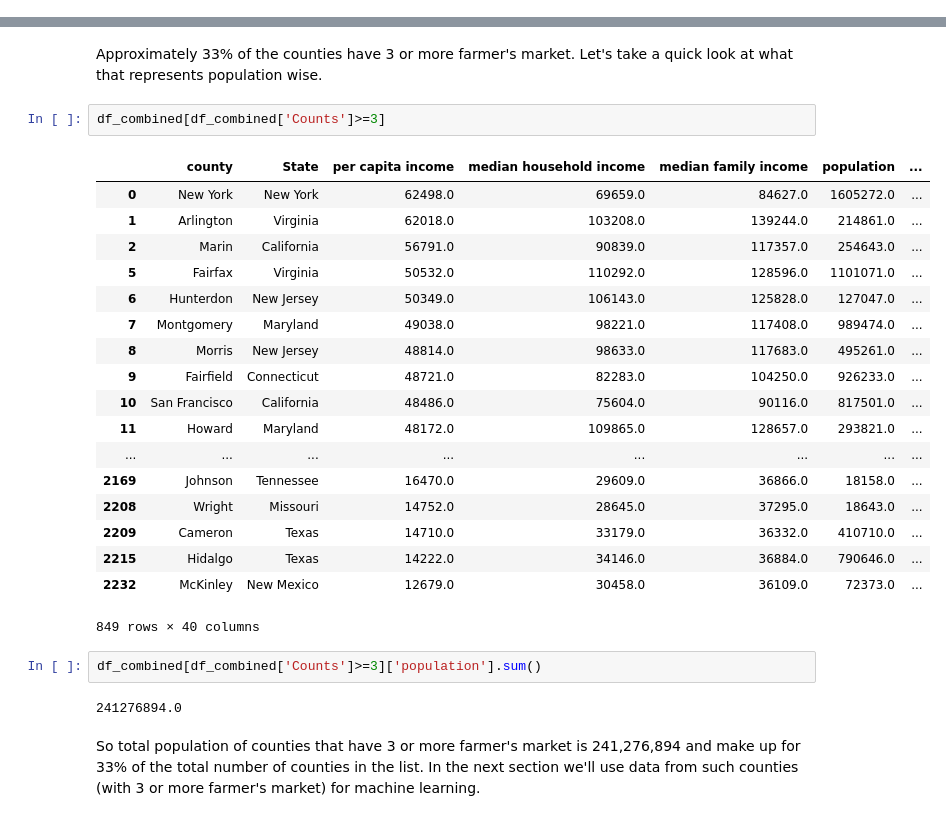
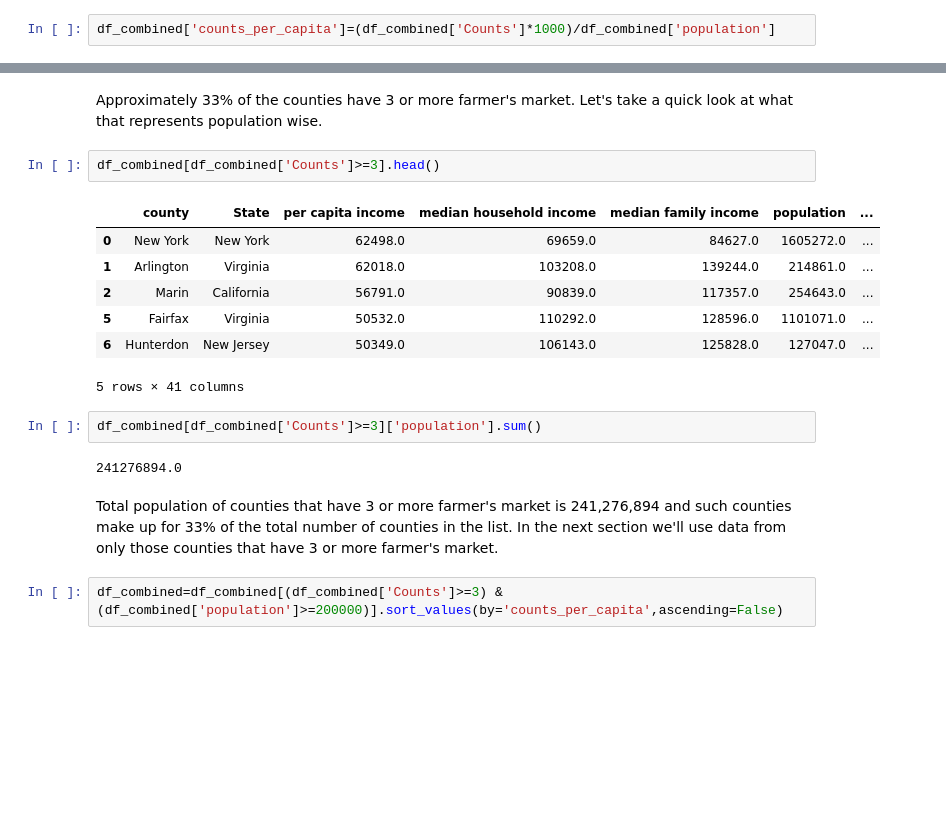
Before and after one commit to abiswas20/Data_Sci_Projects, a Jupyter notebook: Farmers Markets in the United States-Kaggle/Farmers_Market_in_the_US.ipynb, the cells around one changed output, grey strips where cells are left out. Cells and saved outputs as stored; diff of their text form; blank space fills up the shorter version.

Commit message:
Farmers Market Project

```diff
--- a/Farmers Markets in the United States-Kaggle/Farmers_Market_in_the_US.ipynb
+++ b/Farmers Markets in the United States-Kaggle/Farmers_Market_in_the_US.ipynb
@@ -336,6 +340,8 @@ df_combined.head()
 # %%
 cols=['per capita income','median household income','median family income','population','number of households']
 df_combined[cols]=df_combined[cols].apply(pd.to_numeric, errors='verbose', axis=1)
+# %%
+df_combined['counts_per_capita']=(df_combined['Counts']*1000)/df_combined['population']
 # %%
 df_combined.head()
 # %% [output]
@@ -383,29 +389,20 @@ Counts 1.0
 # %% [markdown]
 Approximately 33% of the counties have 3 or more farmer's market. Let's take a quick look at what that represents population wise.
 # %%
-df_combined[df_combined['Counts']>=3]
+df_combined[df_combined['Counts']>=3].head()
 # %% [output]
 |  | county | State | per capita income | median household income | median family income | population | ... |
 | 0 | New York | New York | 62498.0 | 69659.0 | 84627.0 | 1605272.0 | ... |
 | 1 | Arlington | Virginia | 62018.0 | 103208.0 | 139244.0 | 214861.0 | ... |
 | 2 | Marin | California | 56791.0 | 90839.0 | 117357.0 | 254643.0 | ... |
 | 5 | Fairfax | Virginia | 50532.0 | 110292.0 | 128596.0 | 1101071.0 | ... |
 | 6 | Hunterdon | New Jersey | 50349.0 | 106143.0 | 125828.0 | 127047.0 | ... |
-| 7 | Montgomery | Maryland | 49038.0 | 98221.0 | 117408.0 | 989474.0 | ... |
-| 8 | Morris | New Jersey | 48814.0 | 98633.0 | 117683.0 | 495261.0 | ... |
-| 9 | Fairfield | Connecticut | 48721.0 | 82283.0 | 104250.0 | 926233.0 | ... |
-| 10 | San Francisco | California | 48486.0 | 75604.0 | 90116.0 | 817501.0 | ... |
-| 11 | Howard | Maryland | 48172.0 | 109865.0 | 128657.0 | 293821.0 | ... |
-| ... | ... | ... | ... | ... | ... | ... | ... |
-| 2169 | Johnson | Tennessee | 16470.0 | 29609.0 | 36866.0 | 18158.0 | ... |
-| 2208 | Wright | Missouri | 14752.0 | 28645.0 | 37295.0 | 18643.0 | ... |
-| 2209 | Cameron | Texas | 14710.0 | 33179.0 | 36332.0 | 410710.0 | ... |
-| 2215 | Hidalgo | Texas | 14222.0 | 34146.0 | 36884.0 | 790646.0 | ... |
-| 2232 | McKinley | New Mexico | 12679.0 | 30458.0 | 36109.0 | 72373.0 | ... |
-849 rows × 40 columns
+5 rows × 41 columns
 # %%
 df_combined[df_combined['Counts']>=3]['population'].sum()
 # %% [output]
 241276894.0
 # %% [markdown]
-So total population of counties that have 3 or more farmer's market is 241,276,894 and make up for 33% of the total number of counties in the list. In the next section we'll use data from such counties (with 3 or more farmer's market) for machine learning.
+Total population of counties that have 3 or more farmer's market is 241,276,894 and such counties make up for 33% of the total number of counties in the list. In the next section we'll use data from only those counties that have 3 or more farmer's market.
+# %%
+df_combined=df_combined[(df_combined['Counts']>=3) & (df_combined['population']>=200000)].sort_values(by='counts_per_capita',ascending=False)
```
Also changed, not shown: parts of 19 cells of this notebook, 1 other file.
